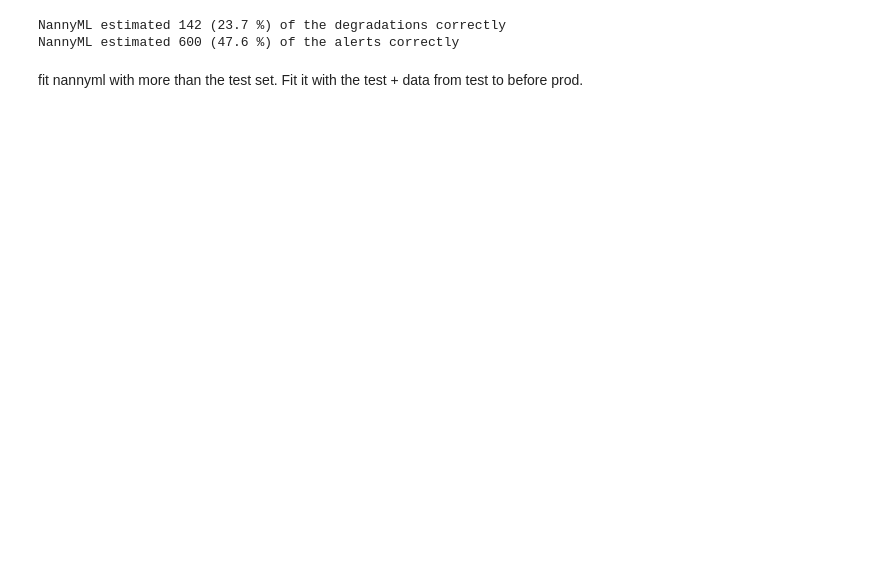
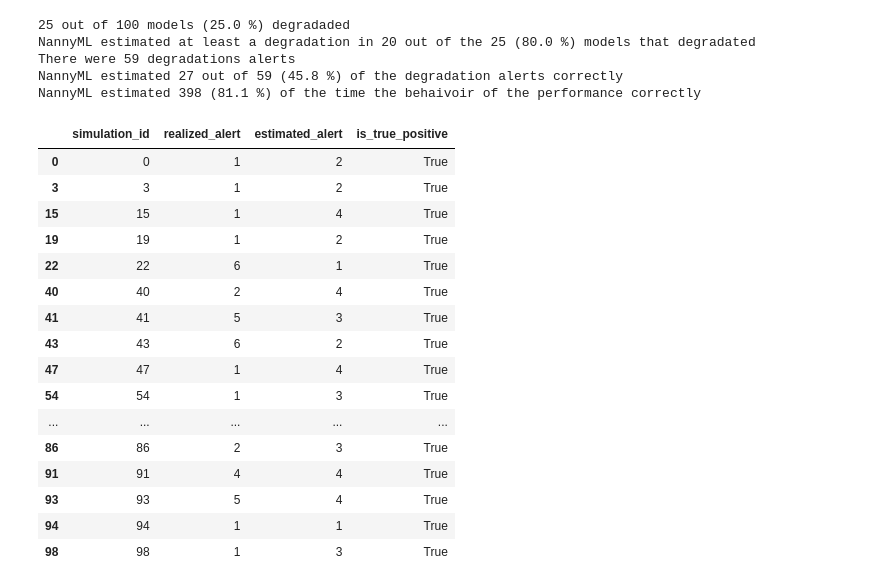
Before and after one commit to santiviquez/ageml, a Jupyter notebook: notebooks/evaluate_performance_estimation.ipynb, the cells around one changed output. Cells and saved outputs as stored; diff of their text form; code cells hidden in the pictures; blank space fills up the shorter version.

```diff
--- a/notebooks/evaluate_performance_estimation.ipynb
+++ b/notebooks/evaluate_performance_estimation.ipynb
@@ -102,0 +82,2 @@ pe_comparison.head()
+# %%
+pe_comparison, pe_result, realized_result = evaluate_nannyml(aging_df, metric='mape', chunk_period='M')
@@ -110,14 +130,43 @@ Name: realized_alert, dtype: int64
 positive_alerts = pe_comparison[pe_comparison['realized_alert'] == True]
 negative_alerts = pe_comparison[pe_comparison['realized_alert'] == False]
 
-
 tp_alerts = sum(positive_alerts['estimated_alert'] == positive_alerts['realized_alert'])
 tn_alerts = sum(negative_alerts['estimated_alert'] == negative_alerts['realized_alert'])
 
-print(f"""NannyML estimated {tp_alerts} ({np.round(tp_alerts/len(true_alerts) * 100, 1)} %) of the degradations correctly""")
-print(f"""NannyML estimated {tp_alerts + tn_alerts} ({np.round((tp_alerts + tn_alerts) / len(pe_comparison) * 100, 1)} %) of the alerts correctly""")
+degradations_per_model = pe_comparison.groupby(['simulation_id'])[['realized_alert', 'estimated_alert']].sum().reset_index()
+num_degradated_models = len(degradations_per_model[degradations_per_model['realized_alert'] > 0])
+
+degradations_per_model['is_true_positive'] = np.where((degradations_per_model['realized_alert'] > 0) & (degradations_per_model['estimated_alert'] > 0), True, False)
+tp_alerts_per_model = degradations_per_model[degradations_per_model['is_true_positive'] == True]
+
+print(f"{num_degradated_models} out of {len(degradations_per_model)} models ({np.round(100 * num_degradated_models / len(degradations_per_model), 1)} %) degradaded")
+print(f"NannyML estimated at least a degradation in {len(tp_alerts_per_model)} out of the {num_degradated_models} ({np.round(100 * len(tp_alerts_per_model) / num_degradated_models, 1)} %) models that degradated")
+print(f"There were {len(positive_alerts)} degradations alerts")
+print(f"NannyML estimated {tp_alerts} out of {len(positive_alerts)} ({np.round(tp_alerts/len(positive_alerts) * 100, 1)} %) of the degradation alerts correctly")
+print(f"NannyML estimated {tp_alerts + tn_alerts} ({np.round((tp_alerts + tn_alerts) / len(pe_comparison) * 100, 1)} %) of the time the behaivoir of the performance correctly")
 # %% [output]
-NannyML estimated 142 (23.7 %) of the degradations correctly
-NannyML estimated 600 (47.6 %) of the alerts correctly
+25 out of 100 models (25.0 %) degradaded
+NannyML estimated at least a degradation in 20 out of the 25 (80.0 %) models that degradated
+There were 59 degradations alerts
+NannyML estimated 27 out of 59 (45.8 %) of the degradation alerts correctly
+NannyML estimated 398 (81.1 %) of the time the behaivoir of the performance correctly
-# %% [markdown]
-fit nannyml with more than the test set. Fit it with the test + data from test to before prod.
+# %%
+tp_alerts_per_model
+# %% [output]
+|  | simulation_id | realized_alert | estimated_alert | is_true_positive |
+| 0 | 0 | 1 | 2 | True |
+| 3 | 3 | 1 | 2 | True |
+| 15 | 15 | 1 | 4 | True |
+| 19 | 19 | 1 | 2 | True |
+| 22 | 22 | 6 | 1 | True |
+| 40 | 40 | 2 | 4 | True |
+| 41 | 41 | 5 | 3 | True |
+| 43 | 43 | 6 | 2 | True |
+| 47 | 47 | 1 | 4 | True |
+| 54 | 54 | 1 | 3 | True |
+| ... | ... | ... | ... | ... |
+| 86 | 86 | 2 | 3 | True |
+| 91 | 91 | 4 | 4 | True |
+| 93 | 93 | 5 | 4 | True |
+| 94 | 94 | 1 | 1 | True |
+| 98 | 98 | 1 | 3 | True |
```
Also changed, not shown: parts of 12 cells of this notebook.
